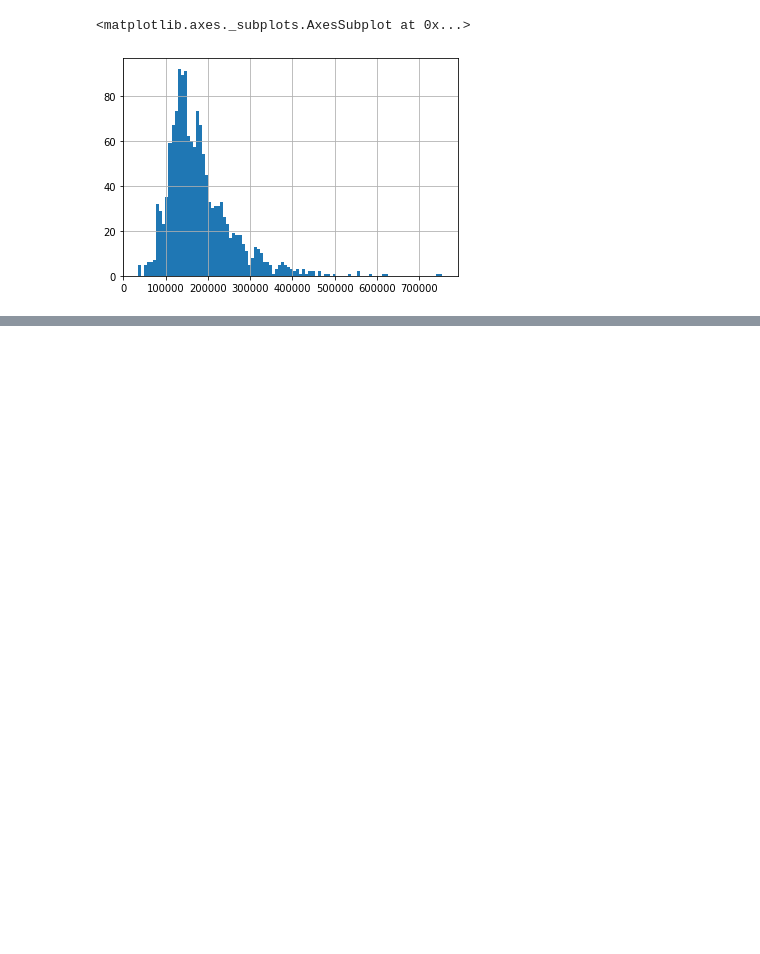
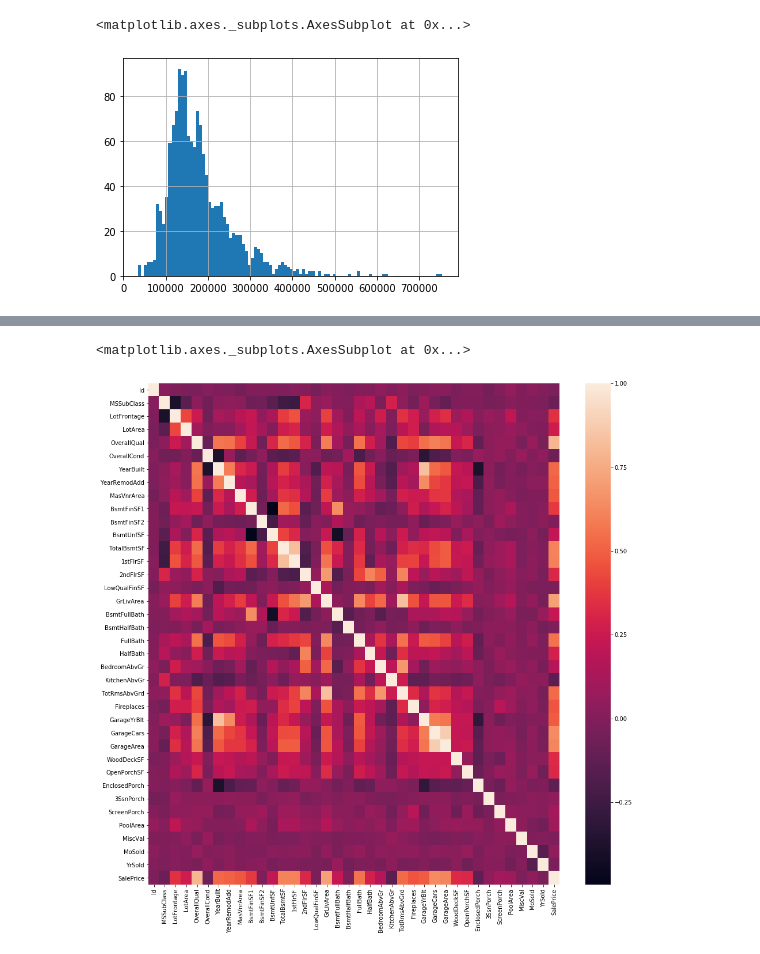
Before and after one commit to M-Garrigues/Kaggle-House-Prices, a Jupyter notebook: notebooks/data_analysis.ipynb, the cells around one changed output, grey strips where cells are left out. Saved outputs shown, nothing was run; the diff lists cells and outputs as text; code cells hidden in the pictures; blank space fills up the shorter version.

Commit message:
Correlation heatmap added

```diff
--- a/notebooks/data_analysis.ipynb
+++ b/notebooks/data_analysis.ipynb
@@ -65,0 +98,6 @@ data["SalePrice"].hist(bins=100)
+# %%
+plt.figure(figsize=(16, 16))
+sns.heatmap(data.corr())
+# %% [output]
+<matplotlib.axes._subplots.AxesSubplot at 0x...>
+[figure, added]
```
Also changed, not shown: parts of 4 cells of this notebook.
